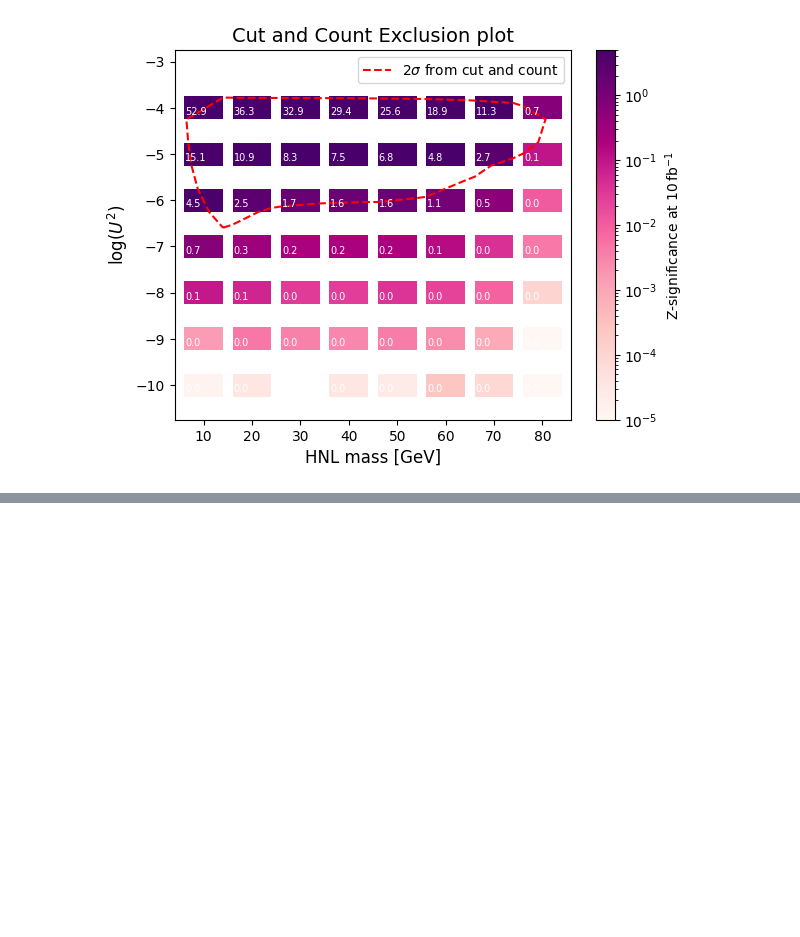
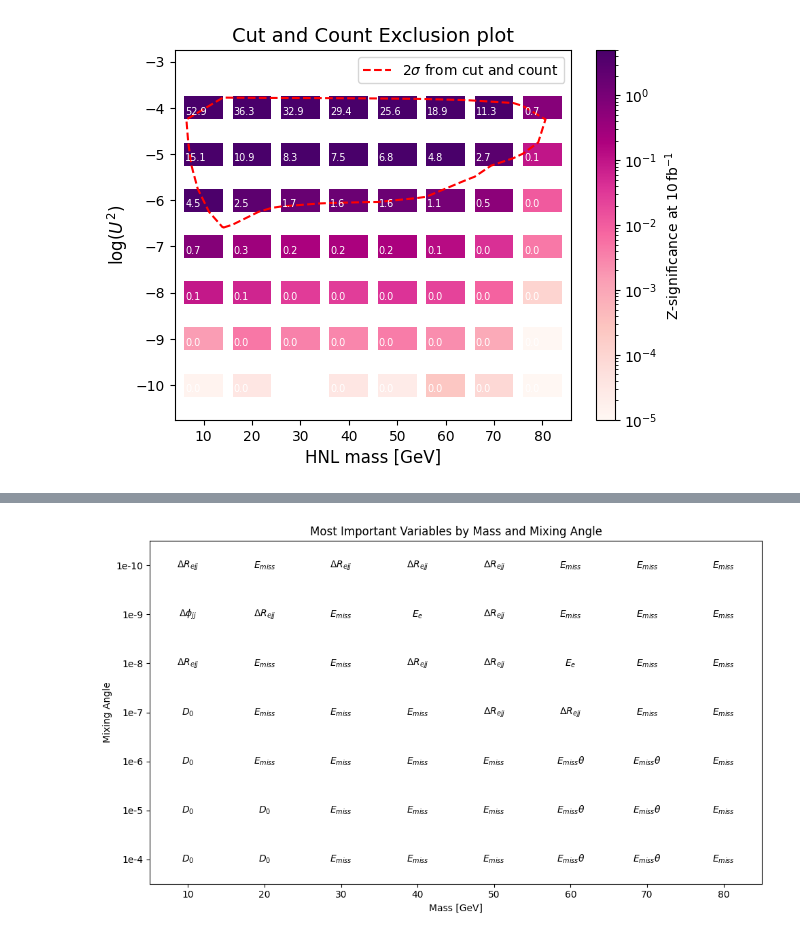
Before and after one commit to tomcritchley/FCCAnalyses_local, a Jupyter notebook: xgboost/xgboost_batch/plotting.ipynb, the cells around one changed output, grey strips where cells are left out. Drawn from its saved outputs; the diff is of its cells as text; code cells hidden in the pictures; blank space fills up the shorter version.

```diff
--- a/xgboost/xgboost_batch/plotting.ipynb
+++ b/xgboost/xgboost_batch/plotting.ipynb
@@ -296,0 +349,53 @@ make_hist_2D()
+# %%
+import matplotlib.pyplot as plt
+import numpy as np
+
+# Define mass points and mixing angles
+masses = np.arange(10, 90, 10)  # Mass points from 10 to 80 GeV
+mixing_angles = ['1e-4', '1e-5', '1e-6', '1e-7', '1e-8', '1e-9', '1e-10']  # Mixing angles from 10^-4 to 10^-10
+
+important_features = [
+    [r'$\Delta R_{ejj}$', r'$\Delta \phi_{jj}$', r'$\Delta R_{ejj}$', r'$D_{0}$', r'$D_{0}$', r'$D_{0}$', r'$D_{0}$'],
+    [r'$E_{miss}$', r'$\Delta R_{ejj}$', r'$E_{miss}$', r'$E_{miss}$', r'$E_{miss}$', r'$D_{0}$', r'$D_{0}$'],
+    [r'$\Delta R_{ejj}$', r'$E_{miss}$', r'$E_{miss}$', r'$E_{miss}$', r'$E_{miss}$', r'$E_{miss}$', r'$E_{miss}$'],
+    [r'$\Delta R_{ejj}$', r'$E_{e}$', r'$\Delta R_{ejj}$', r'$E_{miss}$', r'$E_{miss}$', r'$E_{miss}$', r'$E_{miss}$'],
+    [r'$\Delta R_{ejj}$', r'$\Delta R_{ejj}$', r'$\Delta R_{ejj}$', r'$\Delta R_{ejj}$', r'$E_{miss}$', r'$E_{miss}$', r'$E_{miss}$'],
+    [r'$E_{miss}$', r'$E_{miss}$', r'$E_{e}$', r'$\Delta R_{ejj}$', r'$E_{miss} \theta$', r'$E_{miss} \theta$', r'$E_{miss} \theta$'],
+    [r'$E_{miss}$', r'$E_{miss}$', r'$E_{miss}$', r'$E_{miss}$', r'$E_{miss} \theta$', r'$E_{miss} \theta$', r'$E_{miss} \theta$'],
+    [r'$E_{miss}$', r'$E_{miss}$', r'$E_{miss}$', r'$E_{miss}$', r'$E_{miss}$', r'$E_{miss}$', r'$E_{miss}$']
+]
+
+# Create a heatmap plot
+fig, ax = plt.subplots(figsize=(10, 6))
+# Create a single color array, and increase the line width for gridlines
+colors = np.full((len(mixing_angles), len(masses)), 0.5)  # Uniform color
+im = ax.imshow(colors, cmap='Greys', aspect='auto')
+
+# Setting gridlines manually
+ax.set_xticks(np.arange(len(masses)) - .5, minor=True)
+ax.set_yticks(np.arange(len(mixing_angles)) - .5, minor=True)
+ax.grid(which="minor", color="w", linestyle='-', linewidth=2)
+ax.tick_params(which="minor", size=0)
+
+# Show all ticks and label them with the respective list entries
+ax.set_xticks(np.arange(len(masses)))
+ax.set_yticks(np.arange(len(mixing_angles)))
+ax.set_xticklabels([f'{mass}' for mass in masses])
+ax.set_yticklabels(mixing_angles[::-1])  # Reverse the mixing angles for display
+
+# Rotate the tick labels and set their alignment.
+plt.setp(ax.get_xticklabels(), rotation=0, ha="center")
+
+# Loop over data dimensions and create text annotations.
+for i in range(len(mixing_angles)):
+    for j in range(len(masses)):
+        text = ax.text(j, i, important_features[j][i],
+                       ha="center", va="center", color="black")
+
+ax.set_title("Most Important Variables by Mass and Mixing Angle")
+ax.set_xlabel('Mass [GeV]')
+ax.set_ylabel('Mixing Angle')
+fig.tight_layout()
+plt.show()
+# %% [output]
+[figure, added]
```
Also changed, not shown: parts of 5 cells of this notebook, 3 other files.
